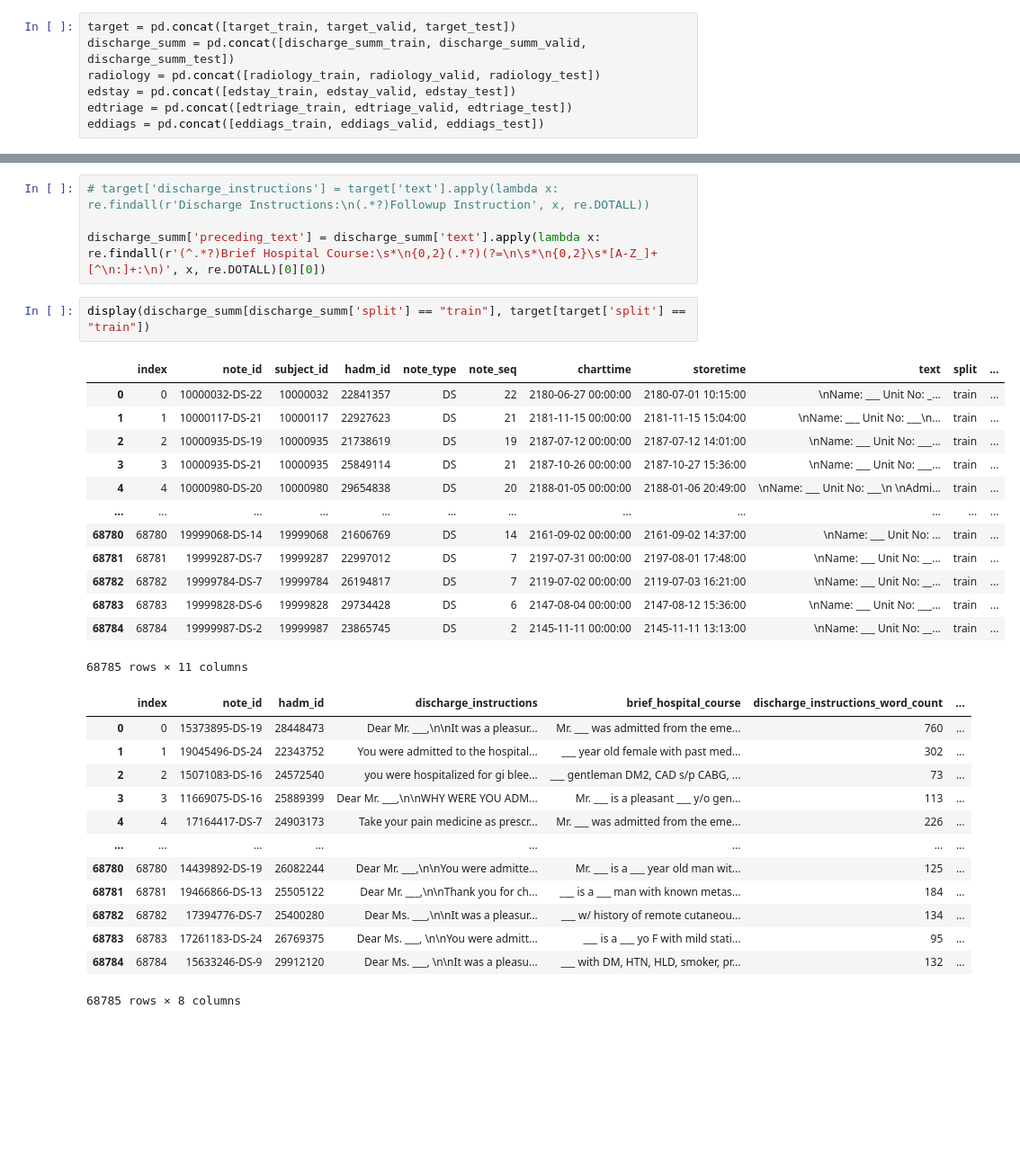
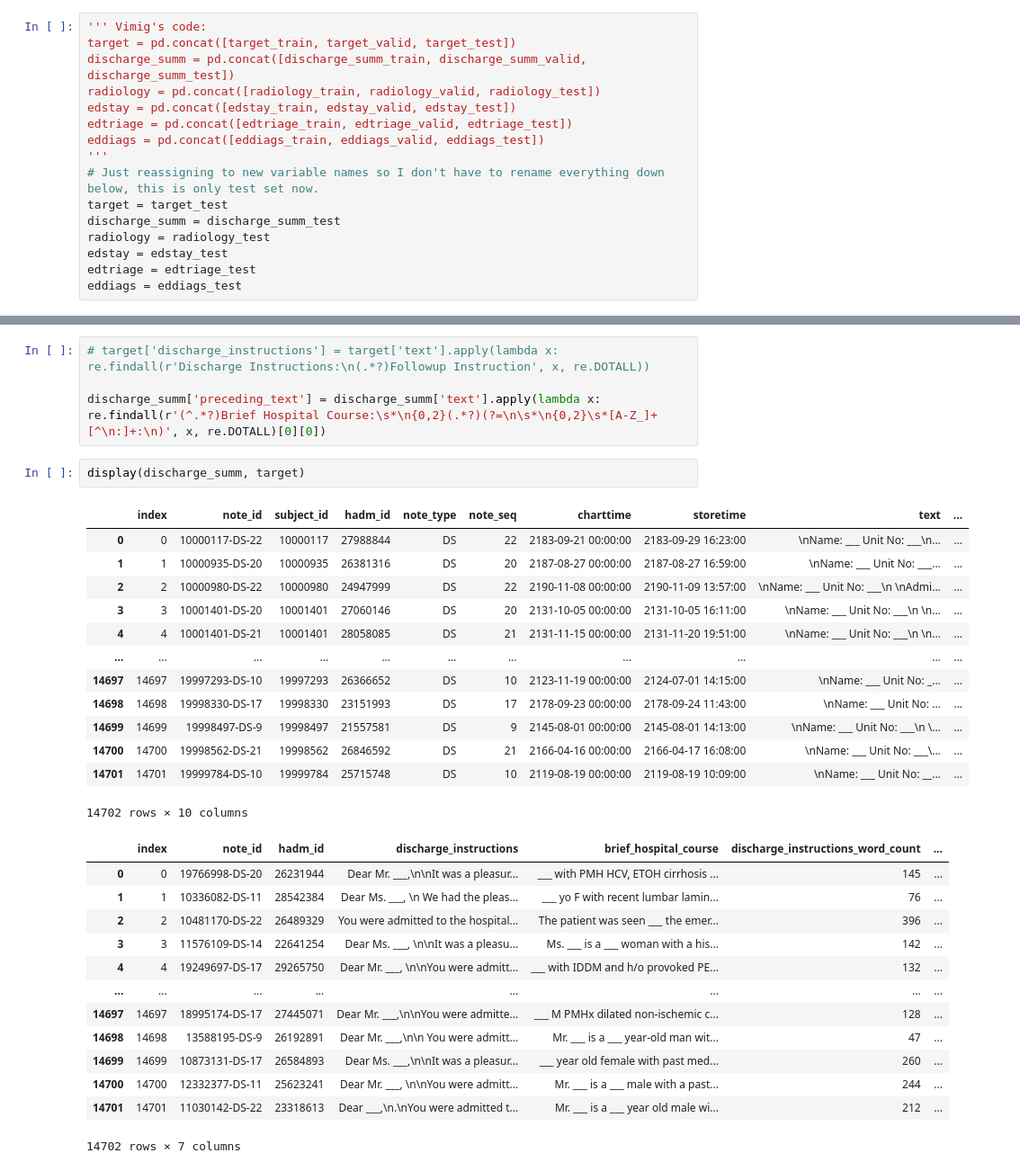
Before and after one commit to vsocrates/hail-dischargeme, a Jupyter notebook: notebooks/data_processing/PrepareSimpleBHCDataset.ipynb, the cells around one changed output, grey strips where cells are left out. Shown: that part at 90% size. Saved outputs shown, nothing was run; the diff lists cells and outputs as text; blank space fills up the shorter version.

```diff
--- a/notebooks/data_processing/PrepareSimpleBHCDataset.ipynb
+++ b/notebooks/data_processing/PrepareSimpleBHCDataset.ipynb
@@ -74,10 +79,19 @@ eddiags_test['split'] = "test"
 # %%
+''' Vimig's code:
 target = pd.concat([target_train, target_valid, target_test])
 discharge_summ = pd.concat([discharge_summ_train, discharge_summ_valid, discharge_summ_test])
 radiology = pd.concat([radiology_train, radiology_valid, radiology_test])
 edstay = pd.concat([edstay_train, edstay_valid, edstay_test])
 edtriage = pd.concat([edtriage_train, edtriage_valid, edtriage_test])
 eddiags = pd.concat([eddiags_train, eddiags_valid, eddiags_test])
+'''
+# Just reassigning to new variable names so I don't have to rename everything down below, this is only test set now.
+target = target_test
+discharge_summ = discharge_summ_test
+radiology = radiology_test
+edstay = edstay_test
+edtriage = edtriage_test
+eddiags = eddiags_test
 # %%
 target = target.reset_index()
 discharge_summ = discharge_summ.reset_index()
@@ -106,32 +120,32 @@ discharge_summ
 
 discharge_summ['preceding_text'] = discharge_summ['text'].apply(lambda x: re.findall(r'(^.*?)Brief Hospital Course:\s*\n{0,2}(.*?)(?=\n\s*\n{0,2}\s*[A-Z_]+[^\n:]+:\n)', x, re.DOTALL)[0][0])
 # %%
-display(discharge_summ[discharge_summ['split'] == "train"], target[target['split'] == "train"])
+display(discharge_summ, target)
 # %% [output]
-|  | index | note_id | subject_id | hadm_id | note_type | note_seq | charttime | storetime | text | split | ... |
-| 0 | 0 | 10000032-DS-22 | 10000032 | 22841357 | DS | 22 | 2180-06-27 00:00:00 | 2180-07-01 10:15:00 | \nName: ___ Unit No: _... | train | ... |
-| 1 | 1 | 10000117-DS-21 | 10000117 | 22927623 | DS | 21 | 2181-11-15 00:00:00 | 2181-11-15 15:04:00 | \nName: ___ Unit No: ___\n... | train | ... |
-| 2 | 2 | 10000935-DS-19 | 10000935 | 21738619 | DS | 19 | 2187-07-12 00:00:00 | 2187-07-12 14:01:00 | \nName: ___ Unit No: ___... | train | ... |
-| 3 | 3 | 10000935-DS-21 | 10000935 | 25849114 | DS | 21 | 2187-10-26 00:00:00 | 2187-10-27 15:36:00 | \nName: ___ Unit No: ___... | train | ... |
-| 4 | 4 | 10000980-DS-20 | 10000980 | 29654838 | DS | 20 | 2188-01-05 00:00:00 | 2188-01-06 20:49:00 | \nName: ___ Unit No: ___\n \nAdmi... | train | ... |
-| ... | ... | ... | ... | ... | ... | ... | ... | ... | ... | ... | ... |
-| 68780 | 68780 | 19999068-DS-14 | 19999068 | 21606769 | DS | 14 | 2161-09-02 00:00:00 | 2161-09-02 14:37:00 | \nName: ___ Unit No: ... | train | ... |
-| 68781 | 68781 | 19999287-DS-7 | 19999287 | 22997012 | DS | 7 | 2197-07-31 00:00:00 | 2197-08-01 17:48:00 | \nName: ___ Unit No: __... | train | ... |
-| 68782 | 68782 | 19999784-DS-7 | 19999784 | 26194817 | DS | 7 | 2119-07-02 00:00:00 | 2119-07-03 16:21:00 | \nName: ___ Unit No: __... | train | ... |
-| 68783 | 68783 | 19999828-DS-6 | 19999828 | 29734428 | DS | 6 | 2147-08-04 00:00:00 | 2147-08-12 15:36:00 | \nName: ___ Unit No: ___... | train | ... |
-| 68784 | 68784 | 19999987-DS-2 | 19999987 | 23865745 | DS | 2 | 2145-11-11 00:00:00 | 2145-11-11 13:13:00 | \nName: ___ Unit No: __... | train | ... |
+|  | index | note_id | subject_id | hadm_id | note_type | note_seq | charttime | storetime | text | ... |
+| 0 | 0 | 10000117-DS-22 | 10000117 | 27988844 | DS | 22 | 2183-09-21 00:00:00 | 2183-09-29 16:23:00 | \nName: ___ Unit No: ___\n... | ... |
+| 1 | 1 | 10000935-DS-20 | 10000935 | 26381316 | DS | 20 | 2187-08-27 00:00:00 | 2187-08-27 16:59:00 | \nName: ___ Unit No: ___... | ... |
+| 2 | 2 | 10000980-DS-22 | 10000980 | 24947999 | DS | 22 | 2190-11-08 00:00:00 | 2190-11-09 13:57:00 | \nName: ___ Unit No: ___\n \nAdmi... | ... |
+| 3 | 3 | 10001401-DS-20 | 10001401 | 27060146 | DS | 20 | 2131-10-05 00:00:00 | 2131-10-05 16:11:00 | \nName: ___ Unit No: ___\n \n... | ... |
+| 4 | 4 | 10001401-DS-21 | 10001401 | 28058085 | DS | 21 | 2131-11-15 00:00:00 | 2131-11-20 19:51:00 | \nName: ___ Unit No: ___\n \n... | ... |
+| ... | ... | ... | ... | ... | ... | ... | ... | ... | ... | ... |
+| 14697 | 14697 | 19997293-DS-10 | 19997293 | 26366652 | DS | 10 | 2123-11-19 00:00:00 | 2124-07-01 14:15:00 | \nName: ___ Unit No: _... | ... |
+| 14698 | 14698 | 19998330-DS-17 | 19998330 | 23151993 | DS | 17 | 2178-09-23 00:00:00 | 2178-09-24 11:43:00 | \nName: ___ Unit No: ... | ... |
+| 14699 | 14699 | 19998497-DS-9 | 19998497 | 21557581 | DS | 9 | 2145-08-01 00:00:00 | 2145-08-01 14:13:00 | \nName: ___ Unit No: ___\n \... | ... |
+| 14700 | 14700 | 19998562-DS-21 | 19998562 | 26846592 | DS | 21 | 2166-04-16 00:00:00 | 2166-04-17 16:08:00 | \nName: ___ Unit No: ___\... | ... |
+| 14701 | 14701 | 19999784-DS-10 | 19999784 | 25715748 | DS | 10 | 2119-08-19 00:00:00 | 2119-08-19 10:09:00 | \nName: ___ Unit No: __... | ... |
-68785 rows × 11 columns
+14702 rows × 10 columns
 |  | index | note_id | hadm_id | discharge_instructions | brief_hospital_course | discharge_instructions_word_count | ... |
-| 0 | 0 | 15373895-DS-19 | 28448473 | Dear Mr. ___,\n\nIt was a pleasur... | Mr. ___ was admitted from the eme... | 760 | ... |
-| 1 | 1 | 19045496-DS-24 | 22343752 | You were admitted to the hospital... | ___ year old female with past med... | 302 | ... |
-| 2 | 2 | 15071083-DS-16 | 24572540 | you were hospitalized for gi blee... | ___ gentleman DM2, CAD s/p CABG, ... | 73 | ... |
-| 3 | 3 | 11669075-DS-16 | 25889399 | Dear Mr. ___,\n\nWHY WERE YOU ADM... | Mr. ___ is a pleasant ___ y/o gen... | 113 | ... |
-| 4 | 4 | 17164417-DS-7 | 24903173 | Take your pain medicine as prescr... | Mr. ___ was admitted from the eme... | 226 | ... |
+| 0 | 0 | 19766998-DS-20 | 26231944 | Dear Mr. ___,\n\nIt was a pleasur... | ___ with PMH HCV, ETOH cirrhosis ... | 145 | ... |
+| 1 | 1 | 10336082-DS-11 | 28542384 | Dear Ms. ___, \n We had the pleas... | ___ yo F with recent lumbar lamin... | 76 | ... |
+| 2 | 2 | 10481170-DS-22 | 26489329 | You were admitted to the hospital... | The patient was seen ___ the emer... | 396 | ... |
+| 3 | 3 | 11576109-DS-14 | 22641254 | Dear Ms. ___, \n\nIt was a pleasu... | Ms. ___ is a ___ woman with a his... | 142 | ... |
+| 4 | 4 | 19249697-DS-17 | 29265750 | Dear Mr. ___, \n\nYou were admitt... | ___ with IDDM and h/o provoked PE... | 132 | ... |
 | ... | ... | ... | ... | ... | ... | ... | ... |
-| 68780 | 68780 | 14439892-DS-19 | 26082244 | Dear Mr. ___,\n\nYou were admitte... | Mr. ___ is a ___ year old man wit... | 125 | ... |
-| 68781 | 68781 | 19466866-DS-13 | 25505122 | Dear Mr. ___,\n\nThank you for ch... | ___ is a ___ man with known metas... | 184 | ... |
-| 68782 | 68782 | 17394776-DS-7 | 25400280 | Dear Ms. ___,\n\nIt was a pleasur... | ___ w/ history of remote cutaneou... | 134 | ... |
-| 68783 | 68783 | 17261183-DS-24 | 26769375 | Dear Ms. ___, \n\nYou were admitt... | ___ is a ___ yo F with mild stati... | 95 | ... |
-| 68784 | 68784 | 15633246-DS-9 | 29912120 | Dear Ms. ___, \n\nIt was a pleasu... | ___ with DM, HTN, HLD, smoker, pr... | 132 | ... |
+| 14697 | 14697 | 18995174-DS-17 | 27445071 | Dear Mr. ___,\n\nYou were admitte... | ___ M PMHx dilated non-ischemic c... | 128 | ... |
+| 14698 | 14698 | 13588195-DS-9 | 26192891 | Dear Mr. ___,\n\n You were admitt... | Mr. ___ is a ___ year-old man wit... | 47 | ... |
+| 14699 | 14699 | 10873131-DS-17 | 26584893 | Dear Ms. ___,\n\nIt was a pleasur... | ___ year old female with past med... | 260 | ... |
+| 14700 | 14700 | 12332377-DS-11 | 25623241 | Dear Mr. ___, \n\nYou were admitt... | Mr. ___ is a ___ male with a past... | 244 | ... |
+| 14701 | 14701 | 11030142-DS-22 | 23318613 | Dear ___,\n.\nYou were admitted t... | Mr. ___ is a ___ year old male wi... | 212 | ... |
-68785 rows × 8 columns
+14702 rows × 7 columns
 # %%
```
Also changed, not shown: parts of 18 cells of this notebook, 6 other files.
